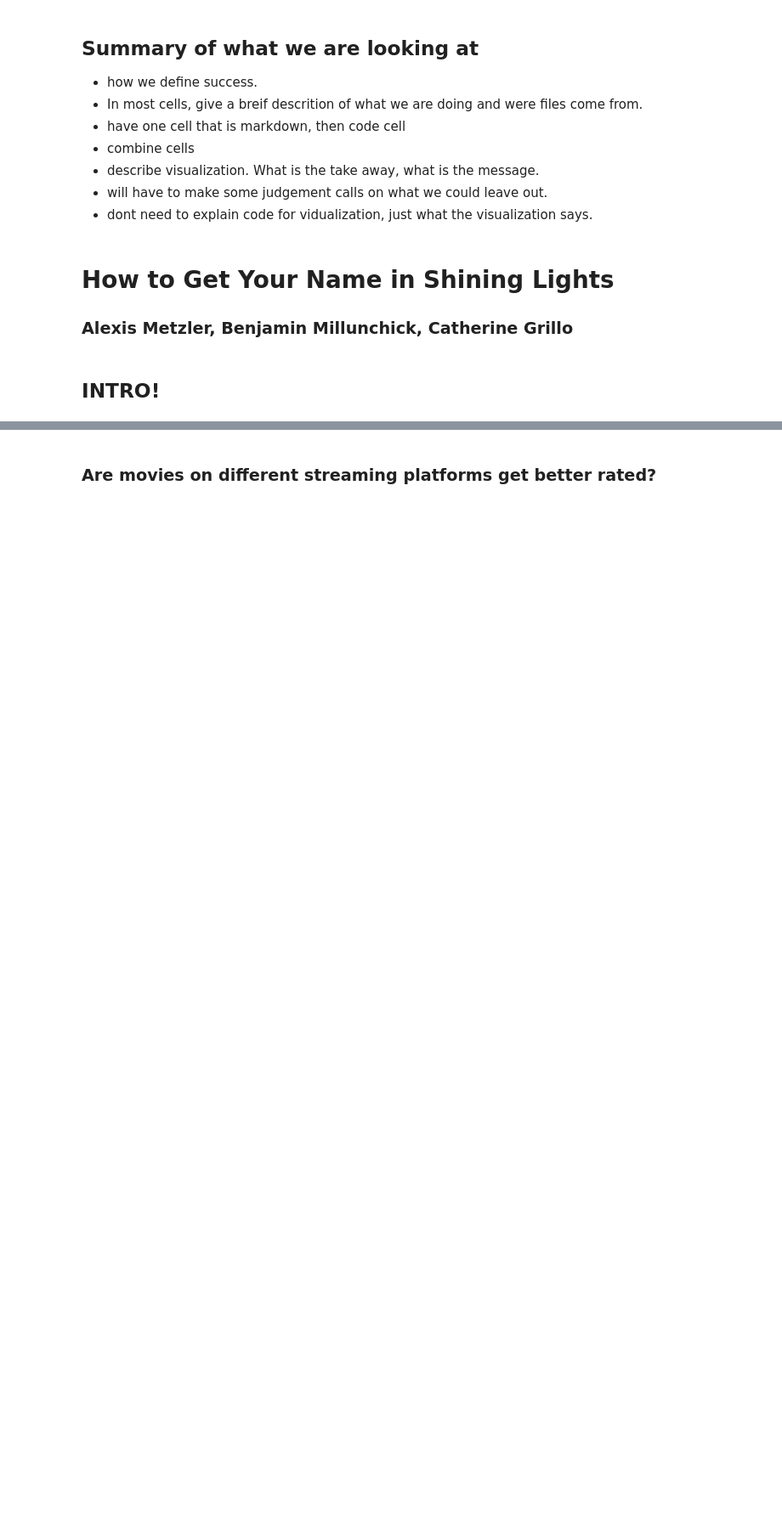
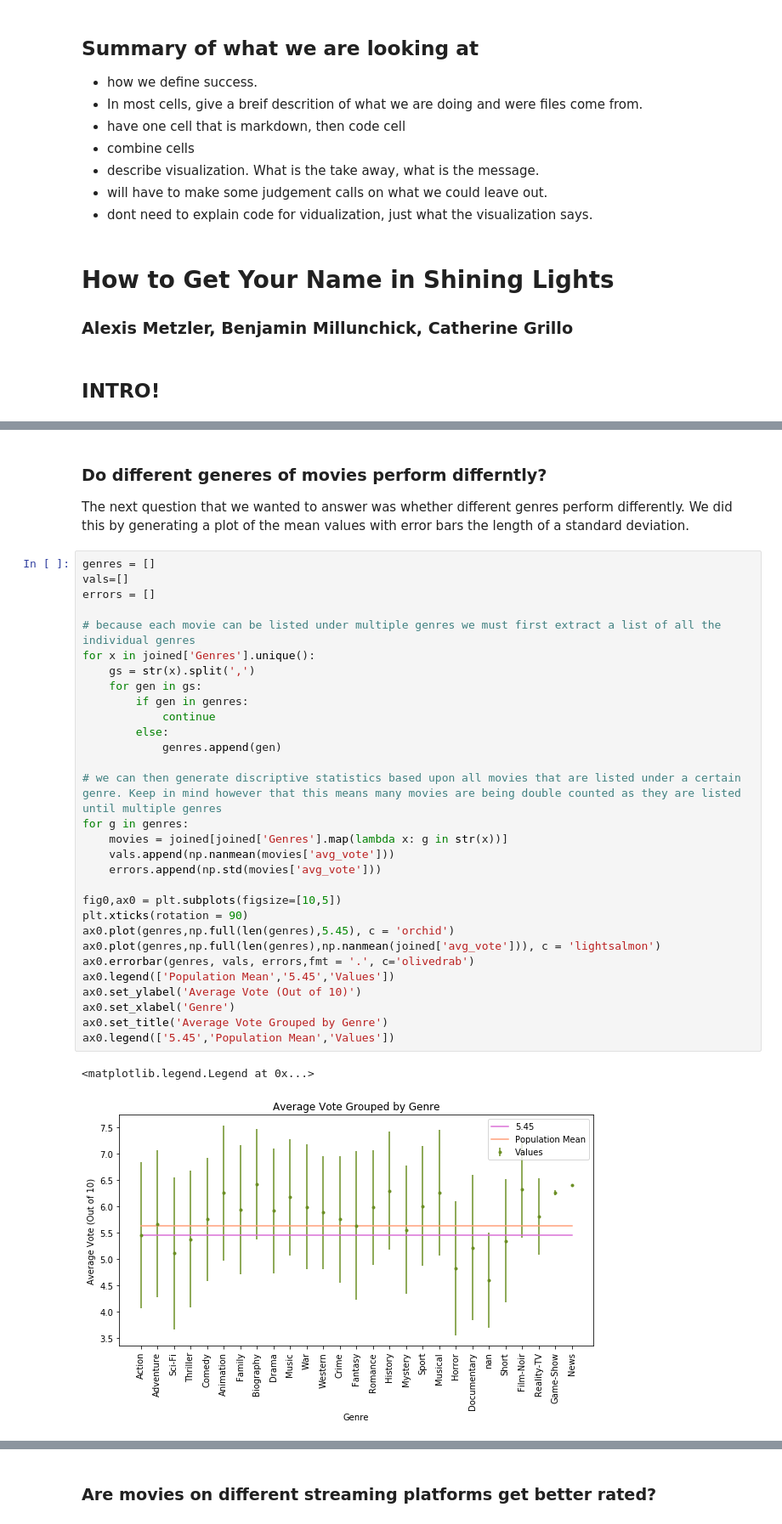
Before and after one commit to almetzler/SI330Final, a Jupyter notebook: NewFinal.ipynb, the cells around one changed output, grey strips where cells are left out. Shown at 85% size. Cells and saved outputs as stored; diff of their text form; blank space fills up the shorter version.

```diff
--- a/NewFinal.ipynb
+++ b/NewFinal.ipynb
@@ -38,0 +81,36 @@ The two things that she made were two ways to look at that
+# %% [markdown]
+### Do different generes of movies perform differntly?
+The next question that we wanted to answer was whether different genres perform differently. We did this by generating a plot of the mean values with error bars the length of a standard deviation.
+# %%
+genres = []
+vals=[]
+errors = []
+
+# because each movie can be listed under multiple genres we must first extract a list of all the individual genres
+for x in joined['Genres'].unique():
+    gs = str(x).split(',')
+    for gen in gs:
+        if gen in genres:
+            continue
+        else:
+            genres.append(gen)
+
+# we can then generate discriptive statistics based upon all movies that are listed under a certain genre. Keep in mind however that this means many movies are being double counted as they are listed until multiple genres
+for g in genres:
+    movies = joined[joined['Genres'].map(lambda x: g in str(x))]
+    vals.append(np.nanmean(movies['avg_vote']))
+    errors.append(np.std(movies['avg_vote']))
+
+fig0,ax0 = plt.subplots(figsize=[10,5])
+plt.xticks(rotation = 90)
+ax0.plot(genres,np.full(len(genres),5.45), c = 'orchid')
+ax0.plot(genres,np.full(len(genres),np.nanmean(joined['avg_vote'])), c = 'lightsalmon')
+ax0.errorbar(genres, vals, errors,fmt = '.', c='olivedrab')
+ax0.legend(['Population Mean','5.45','Values'])
+ax0.set_ylabel('Average Vote (Out of 10)')
+ax0.set_xlabel('Genre')
+ax0.set_title('Average Vote Grouped by Genre')
+ax0.legend(['5.45','Population Mean','Values'])
+# %% [output]
+<matplotlib.legend.Legend at 0x...>
+[figure, added]
```
Also changed, not shown: parts of 20 cells of this notebook, 1 other file.
